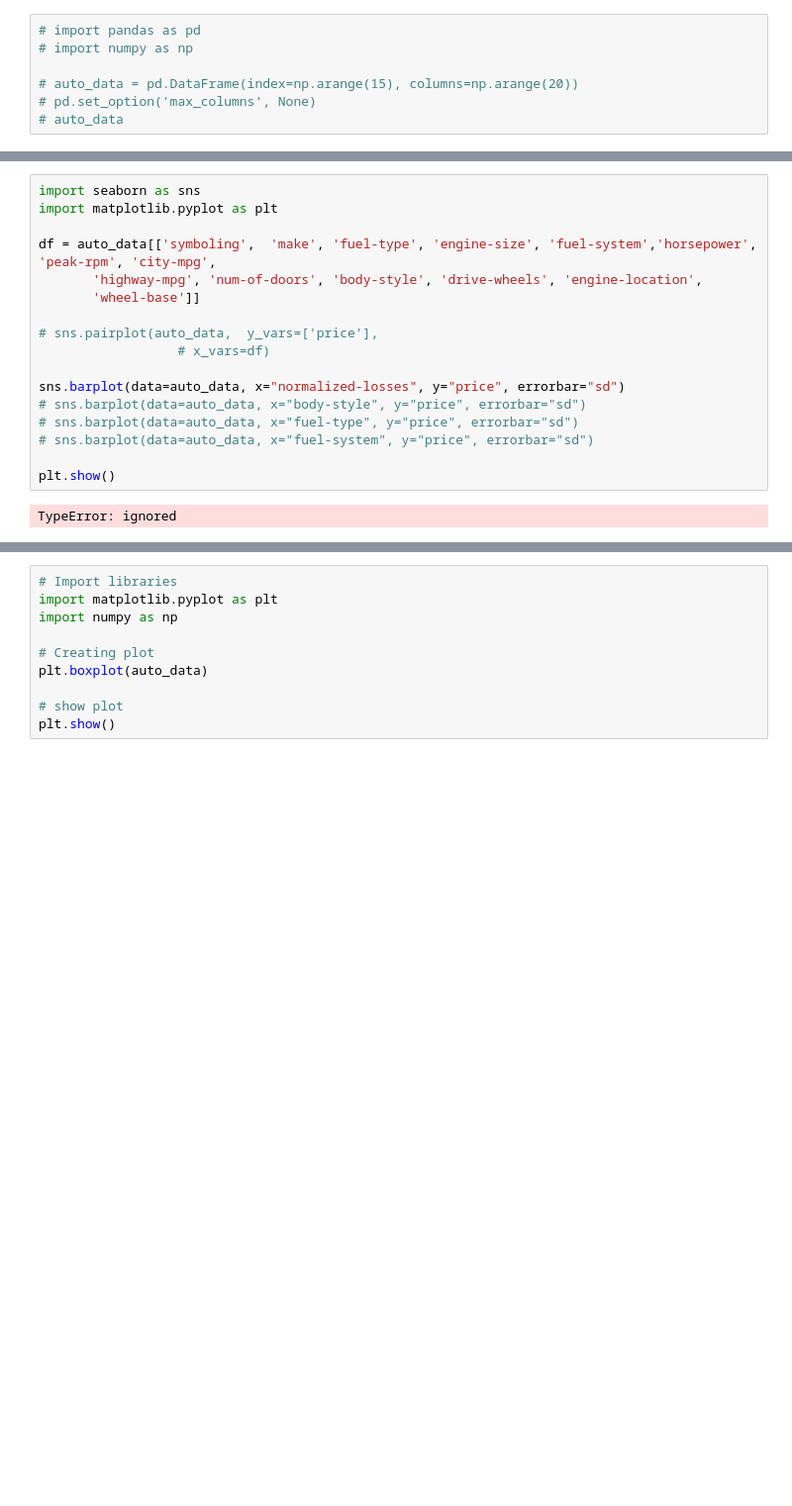
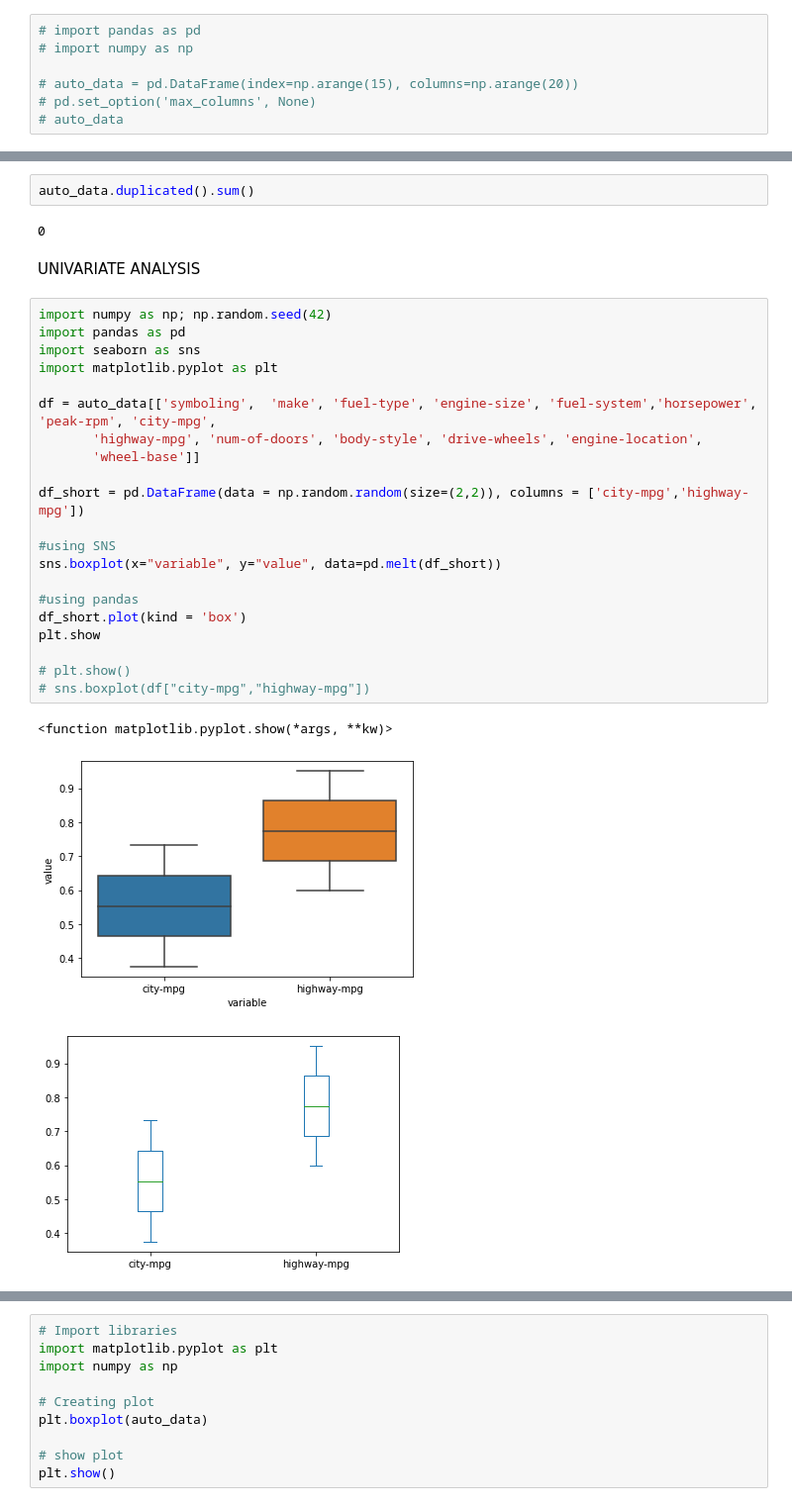
Before and after one commit to MadTMan/Kaggle-Autombile-Data-Analysis, a Jupyter notebook: Kaggle_Automobile_Analysis.ipynb, the cells around one changed output, grey strips where cells are left out. Shown at 99% size. Cells and saved outputs as stored; diff of their text form; blank space fills up the shorter version.

```diff
--- a/Kaggle_Automobile_Analysis.ipynb
+++ b/Kaggle_Automobile_Analysis.ipynb
@@ -62,19 +102,31 @@ auto_data.corr()
-# %%
-import seaborn as sns
-import matplotlib.pyplot as plt
-
-df = auto_data[['symboling',  'make', 'fuel-type', 'engine-size', 'fuel-system','horsepower', 'peak-rpm', 'city-mpg',
-       'highway-mpg', 'num-of-doors', 'body-style', 'drive-wheels', 'engine-location',
-       'wheel-base']]
-
-# sns.pairplot(auto_data,  y_vars=['price'],
-                  # x_vars=df)
-
-sns.barplot(data=auto_data, x="normalized-losses", y="price", errorbar="sd")
-# sns.barplot(data=auto_data, x="body-style", y="price", errorbar="sd")
-# sns.barplot(data=auto_data, x="fuel-type", y="price", errorbar="sd")
-# sns.barplot(data=auto_data, x="fuel-system", y="price", errorbar="sd")
-
-plt.show()
-# %% [output]
-TypeError: ignored
+# %%
+auto_data.duplicated().sum()
+# %% [output]
+0
+# %% [markdown]
+UNIVARIATE ANALYSIS
+# %%
+import numpy as np; np.random.seed(42)
+import pandas as pd
+import seaborn as sns
+import matplotlib.pyplot as plt
+
+df = auto_data[['symboling',  'make', 'fuel-type', 'engine-size', 'fuel-system','horsepower', 'peak-rpm', 'city-mpg',
+       'highway-mpg', 'num-of-doors', 'body-style', 'drive-wheels', 'engine-location',
+       'wheel-base']]
+
+df_short = pd.DataFrame(data = np.random.random(size=(2,2)), columns = ['city-mpg','highway-mpg'])
+
+#using SNS
+sns.boxplot(x="variable", y="value", data=pd.melt(df_short))
+
+#using pandas
+df_short.plot(kind = 'box')
+plt.show
+
+# plt.show()
+# sns.boxplot(df["city-mpg","highway-mpg"])
+# %% [output]
+<function matplotlib.pyplot.show(*args, **kw)>
+[figure, added]
+[figure, added]
```
Also changed, not shown: parts of 5 cells of this notebook.
